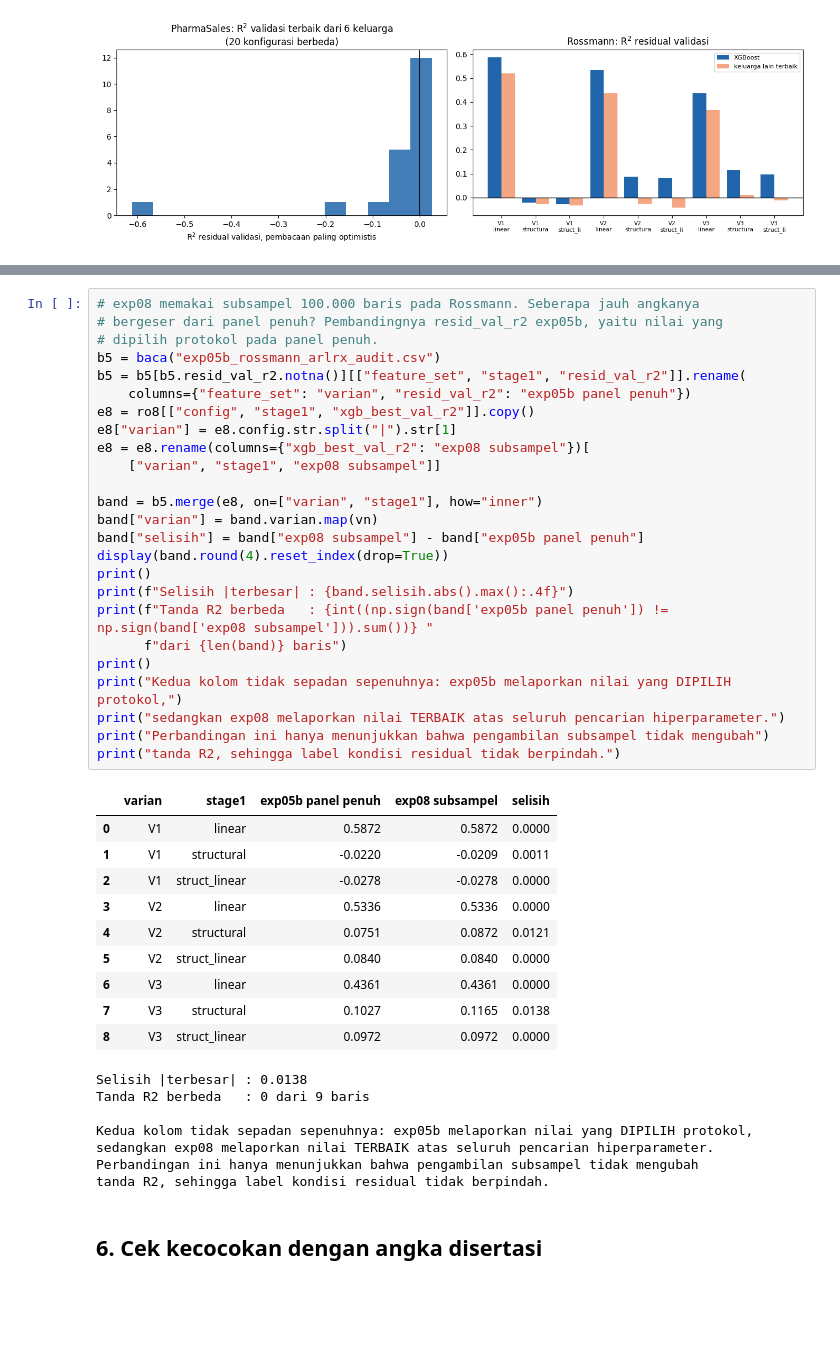
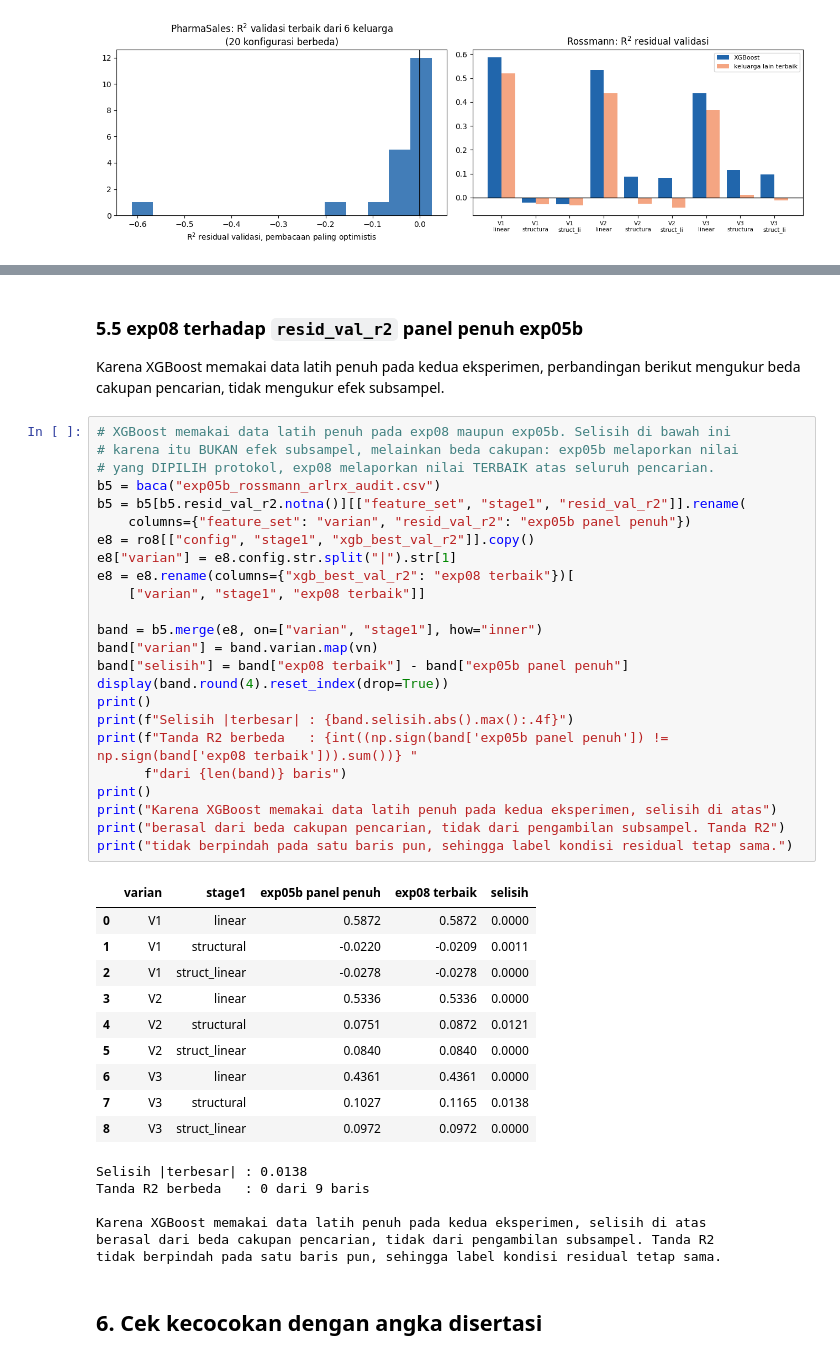
Before and after one commit to wahyuramadhandotcom/A-Hybrid-forecasting-model, a Jupyter notebook: notebooks/laporan/exp08_stabilitas_pemodel_residual.ipynb, the cells around one changed output, grey strips where cells are left out. Drawn from its saved outputs; the diff is of its cells as text; blank space fills up the shorter version.

```diff
--- a/notebooks/laporan/exp08_stabilitas_pemodel_residual.ipynb
+++ b/notebooks/laporan/exp08_stabilitas_pemodel_residual.ipynb
@@ -375,30 +425,34 @@ Rossmann di exp08 memakai subsampel 100.000 baris. Sel berikut membandingkannya
+# %% [markdown]
+### 5.5 exp08 terhadap `resid_val_r2` panel penuh exp05b
+
+Karena XGBoost memakai data latih penuh pada kedua eksperimen, perbandingan berikut mengukur
+beda cakupan pencarian, tidak mengukur efek subsampel.
 # %%
-# exp08 memakai subsampel 100.000 baris pada Rossmann. Seberapa jauh angkanya
-# bergeser dari panel penuh? Pembandingnya resid_val_r2 exp05b, yaitu nilai yang
-# dipilih protokol pada panel penuh.
+# XGBoost memakai data latih penuh pada exp08 maupun exp05b. Selisih di bawah ini
+# karena itu BUKAN efek subsampel, melainkan beda cakupan: exp05b melaporkan nilai
+# yang DIPILIH protokol, exp08 melaporkan nilai TERBAIK atas seluruh pencarian.
 b5 = baca("exp05b_rossmann_arlrx_audit.csv")
 b5 = b5[b5.resid_val_r2.notna()][["feature_set", "stage1", "resid_val_r2"]].rename(
     columns={"feature_set": "varian", "resid_val_r2": "exp05b panel penuh"})
 e8 = ro8[["config", "stage1", "xgb_best_val_r2"]].copy()
 e8["varian"] = e8.config.str.split("|").str[1]
-e8 = e8.rename(columns={"xgb_best_val_r2": "exp08 subsampel"})[
-    ["varian", "stage1", "exp08 subsampel"]]
+e8 = e8.rename(columns={"xgb_best_val_r2": "exp08 terbaik"})[
+    ["varian", "stage1", "exp08 terbaik"]]
 
 band = b5.merge(e8, on=["varian", "stage1"], how="inner")
 band["varian"] = band.varian.map(vn)
-band["selisih"] = band["exp08 subsampel"] - band["exp05b panel penuh"]
+band["selisih"] = band["exp08 terbaik"] - band["exp05b panel penuh"]
 display(band.round(4).reset_index(drop=True))
 print()
 print(f"Selisih |terbesar| : {band.selisih.abs().max():.4f}")
-print(f"Tanda R2 berbeda   : {int((np.sign(band['exp05b panel penuh']) != np.sign(band['exp08 subsampel'])).sum())} "
+print(f"Tanda R2 berbeda   : {int((np.sign(band['exp05b panel penuh']) != np.sign(band['exp08 terbaik'])).sum())} "
       f"dari {len(band)} baris")
 print()
-print("Kedua kolom tidak sepadan sepenuhnya: exp05b melaporkan nilai yang DIPILIH protokol,")
-print("sedangkan exp08 melaporkan nilai TERBAIK atas seluruh pencarian hiperparameter.")
-print("Perbandingan ini hanya menunjukkan bahwa pengambilan subsampel tidak mengubah")
-print("tanda R2, sehingga label kondisi residual tidak berpindah.")
+print("Karena XGBoost memakai data latih penuh pada kedua eksperimen, selisih di atas")
+print("berasal dari beda cakupan pencarian, tidak dari pengambilan subsampel. Tanda R2")
+print("tidak berpindah pada satu baris pun, sehingga label kondisi residual tetap sama.")
 # %% [output]
-|  | varian | stage1 | exp05b panel penuh | exp08 subsampel | selisih |
+|  | varian | stage1 | exp05b panel penuh | exp08 terbaik | selisih |
 | 0 | V1 | linear | 0.5872 | 0.5872 | 0.0000 |
 | 1 | V1 | structural | -0.0220 | -0.0209 | 0.0011 |
 | 2 | V1 | struct_linear | -0.0278 | -0.0278 | 0.0000 |
@@ -411,9 +465,8 @@ print("tanda R2, sehingga label kondisi residual tidak berpindah.")
 Selisih |terbesar| : 0.0138
 Tanda R2 berbeda   : 0 dari 9 baris
 
-Kedua kolom tidak sepadan sepenuhnya: exp05b melaporkan nilai yang DIPILIH protokol,
-sedangkan exp08 melaporkan nilai TERBAIK atas seluruh pencarian hiperparameter.
-Perbandingan ini hanya menunjukkan bahwa pengambilan subsampel tidak mengubah
-tanda R2, sehingga label kondisi residual tidak berpindah.
+Karena XGBoost memakai data latih penuh pada kedua eksperimen, selisih di atas
+berasal dari beda cakupan pencarian, tidak dari pengambilan subsampel. Tanda R2
+tidak berpindah pada satu baris pun, sehingga label kondisi residual tetap sama.
 # %% [markdown]
 ## 6. Cek kecocokan dengan angka disertasi
```
Also changed, not shown: parts of 10 cells of this notebook.
